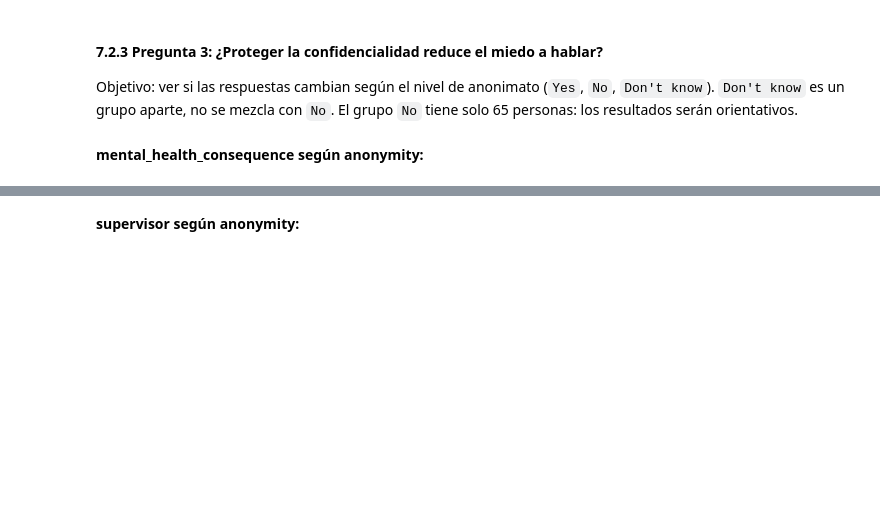
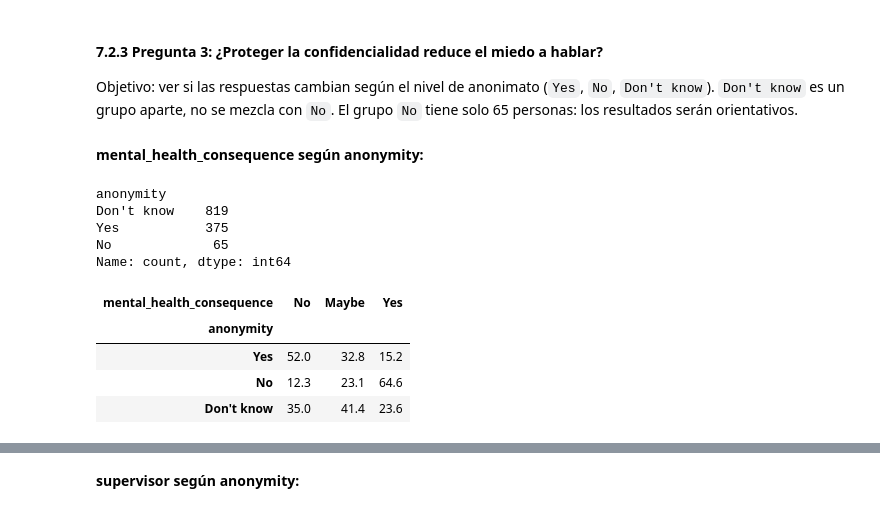
Before and after one commit to IA-P1-BCN/ai_project_EDA-charlotte_doulcet, a Jupyter notebook: eda.ipynb, the cells around one changed output, grey strips where cells are left out. Saved outputs shown, nothing was run; the diff lists cells and outputs as text; code cells hidden in the pictures; blank space fills up the shorter version.

```diff
--- a/eda.ipynb
+++ b/eda.ipynb
@@ -1108,6 +1108,22 @@ Porcentaje de personas que ha buscado tratamiento (`treatment = Yes`) según cad
 Objetivo: ver si las respuestas cambian según el nivel de anonimato (`Yes`, `No`, `Don't know`). `Don't know` es un grupo aparte, no se mezcla con `No`. El grupo `No` tiene solo 65 personas: los resultados serán orientativos.
 # %% [markdown]
 **mental_health_consequence según anonymity:**
+# %%
+df_clean["anonymity"].value_counts()
+# %% [output]
+anonymity
+Don't know    819
+Yes           375
+No             65
+Name: count, dtype: int64
 # %%
-# tabla (crosstab en %)
+tabla_mhc = pd.crosstab(df_clean["anonymity"], df_clean["mental_health_consequence"], normalize="index") * 100
+tabla_mhc = tabla_mhc.loc[["Yes", "No", "Don't know"], ["No", "Maybe", "Yes"]]
+tabla_mhc.round(1)
+# %% [output]
+| mental_health_consequence | No | Maybe | Yes |
+| anonymity |  |  |  |
+| Yes | 52.0 | 32.8 | 15.2 |
+| No | 12.3 | 23.1 | 64.6 |
+| Don't know | 35.0 | 41.4 | 23.6 |
 # %%
```
Also changed, not shown: parts of 9 cells of this notebook, 1 other file.
